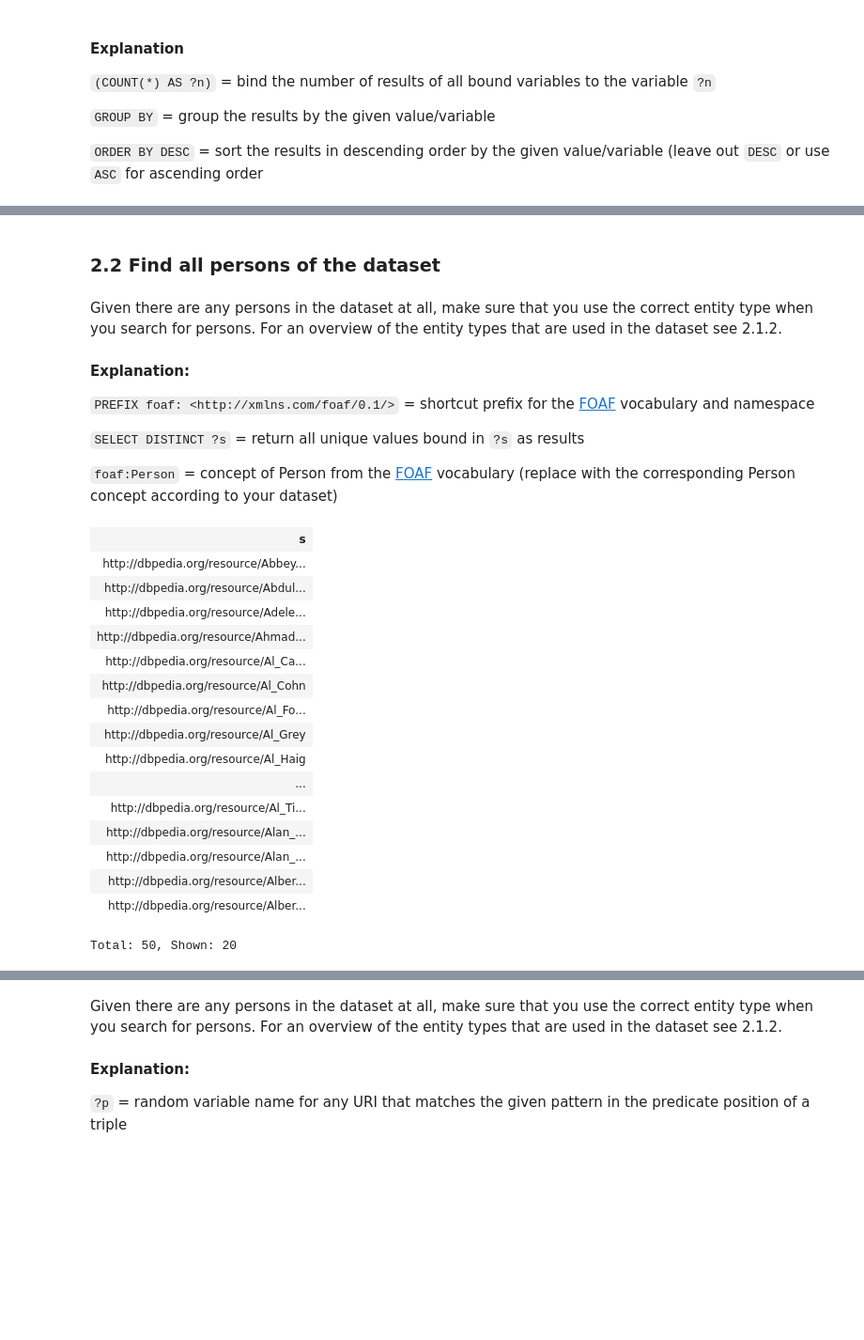
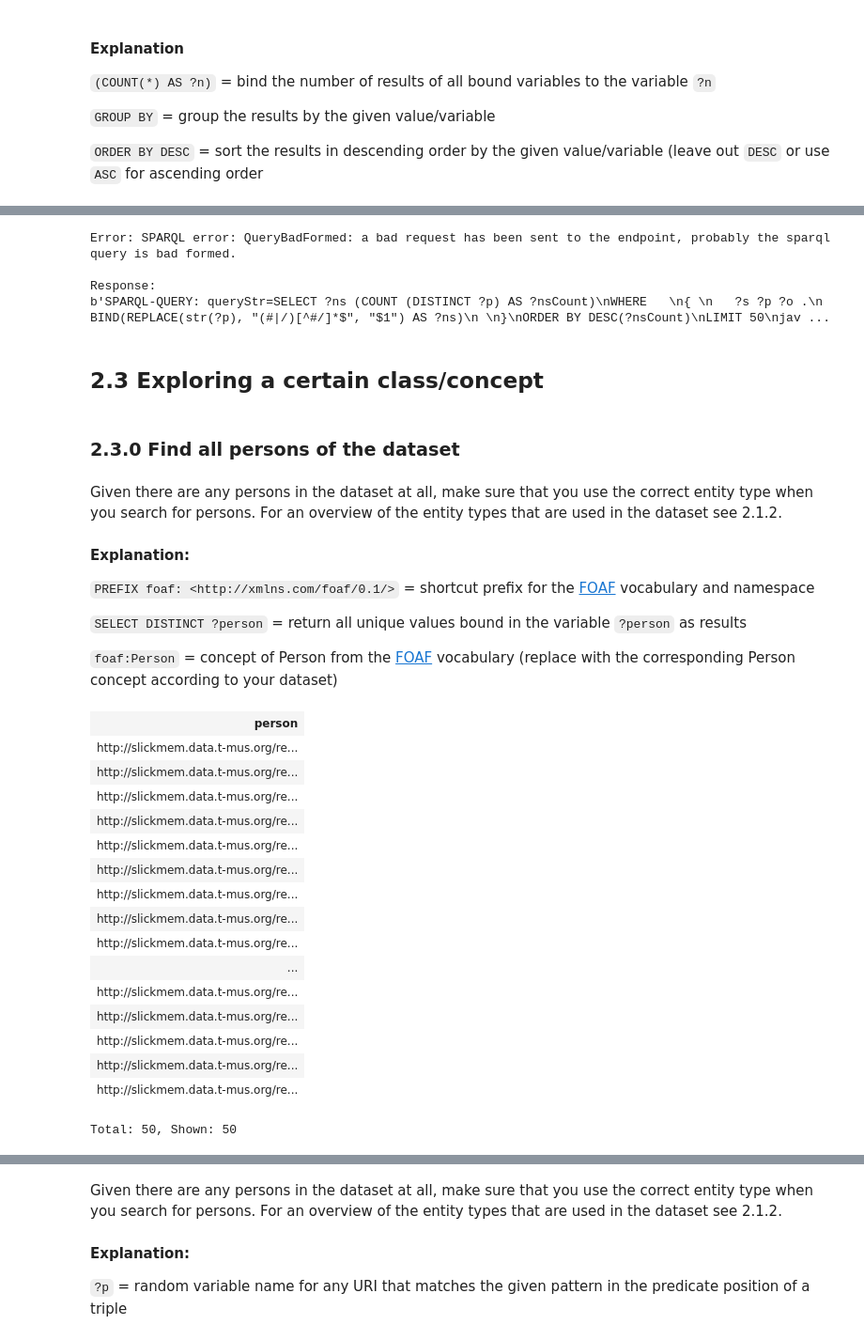
Before and after one commit to musicEnfanthen/music21playground, a Jupyter notebook: Linked Data and Music - SPARQL Exercises.ipynb, the cells around one changed output, grey strips where cells are left out. Shown: that part at 94% size. Cells and saved outputs as stored; diff of their text form; code cells hidden in the pictures; blank space fills up the shorter version.

Commit message:
sparql: continue test with SPARQL in Jupyter

```diff
--- a/Linked Data and Music - SPARQL Exercises.ipynb
+++ b/Linked Data and Music - SPARQL Exercises.ipynb
@@ -209,5 +399,22 @@ Total: 35, Shown: 20
+# %%
+SELECT ?ns (COUNT (DISTINCT ?p) AS ?nsCount)
+WHERE
+{
+   ?s ?p ?o .
+   BIND(REPLACE(str(?p), "(#|/)[^#/]*$", "$1") AS ?ns)
+
+}
+ORDER BY DESC(?nsCount)
+LIMIT 50
+# %% [output]
+Error: SPARQL error: QueryBadFormed: a bad request has been sent to the endpoint, probably the sparql query is bad formed.
+
+Response:
+b'SPARQL-QUERY: queryStr=SELECT ?ns (COUNT (DISTINCT ?p) AS ?nsCount)\nWHERE   \n{ \n   ?s ?p ?o .\n   BIND(REPLACE(str(?p), "(#|/)[^#/]*$", "$1") AS ?ns)\n \n}\nORDER BY DESC(?nsCount)\nLIMIT 50\njav ...
+# %% [markdown]
+## 2.3 Exploring a certain class/concept
 # %% [markdown]
-### 2.2 Find all persons of the dataset
+### 2.3.0 Find all persons of the dataset
 # %% [markdown]
 Given there are any persons in the dataset at all, make sure that you use the correct entity type when you search for persons. For an overview of the entity types that are used in the dataset see 2.1.2.
 
@@ -215,34 +422,34 @@ Given there are any persons in the dataset at all, make sure that you use the co
 
 `PREFIX foaf: <http://xmlns.com/foaf/0.1/>` = shortcut prefix for the [FOAF](http://xmlns.com/foaf/spec/) vocabulary and namespace
 
-`SELECT DISTINCT ?s` = return all unique values bound in `?s` as results
+`SELECT DISTINCT ?person` = return all unique values bound in the variable `?person` as results
 
 `foaf:Person`        = concept of Person from the [FOAF](http://xmlns.com/foaf/spec/) vocabulary (replace with the corresponding Person concept according to your dataset)
 # %%
 PREFIX foaf: <http://xmlns.com/foaf/0.1/>
 
-SELECT DISTINCT ?s
+SELECT DISTINCT ?person
 WHERE {
 
-    ?s a foaf:Person .
+    ?person a foaf:Person .
 }
 LIMIT 50
 # %% [output]
-| s |
-| http://dbpedia.org/resource/Abbey... |
-| http://dbpedia.org/resource/Abdul... |
-| http://dbpedia.org/resource/Adele... |
-| http://dbpedia.org/resource/Ahmad... |
-| http://dbpedia.org/resource/Al_Ca... |
-| http://dbpedia.org/resource/Al_Cohn |
-| http://dbpedia.org/resource/Al_Fo... |
-| http://dbpedia.org/resource/Al_Grey |
-| http://dbpedia.org/resource/Al_Haig |
+| person |
+| http://slickmem.data.t-mus.org/re... |
+| http://slickmem.data.t-mus.org/re... |
+| http://slickmem.data.t-mus.org/re... |
+| http://slickmem.data.t-mus.org/re... |
+| http://slickmem.data.t-mus.org/re... |
+| http://slickmem.data.t-mus.org/re... |
+| http://slickmem.data.t-mus.org/re... |
+| http://slickmem.data.t-mus.org/re... |
+| http://slickmem.data.t-mus.org/re... |
 | ... |
-| http://dbpedia.org/resource/Al_Ti... |
-| http://dbpedia.org/resource/Alan_... |
-| http://dbpedia.org/resource/Alan_... |
-| http://dbpedia.org/resource/Alber... |
-| http://dbpedia.org/resource/Alber... |
+| http://slickmem.data.t-mus.org/re... |
+| http://slickmem.data.t-mus.org/re... |
+| http://slickmem.data.t-mus.org/re... |
+| http://slickmem.data.t-mus.org/re... |
+| http://slickmem.data.t-mus.org/re... |
-Total: 50, Shown: 20
+Total: 50, Shown: 50
 # %% [markdown]
```
Also changed, not shown: parts of 51 cells of this notebook.
